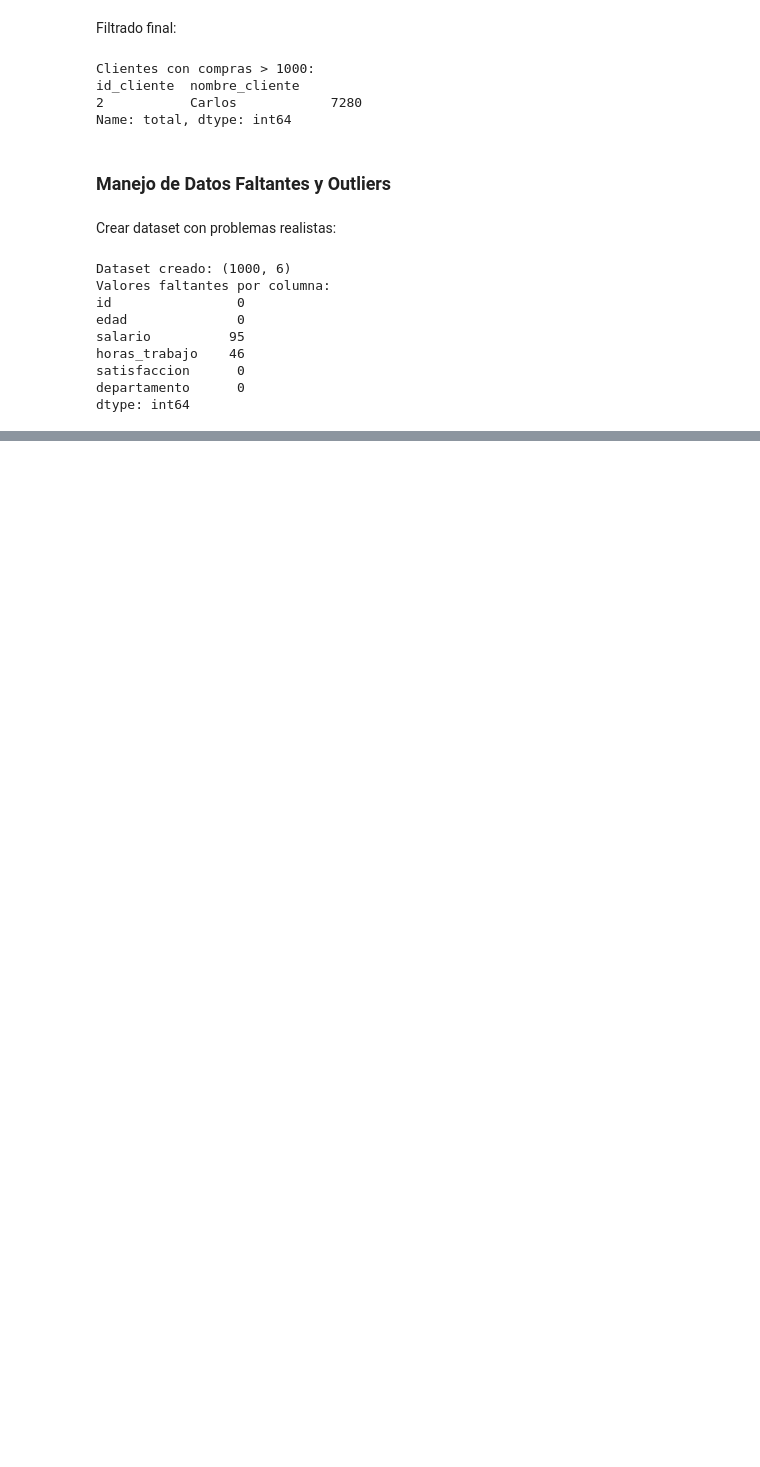
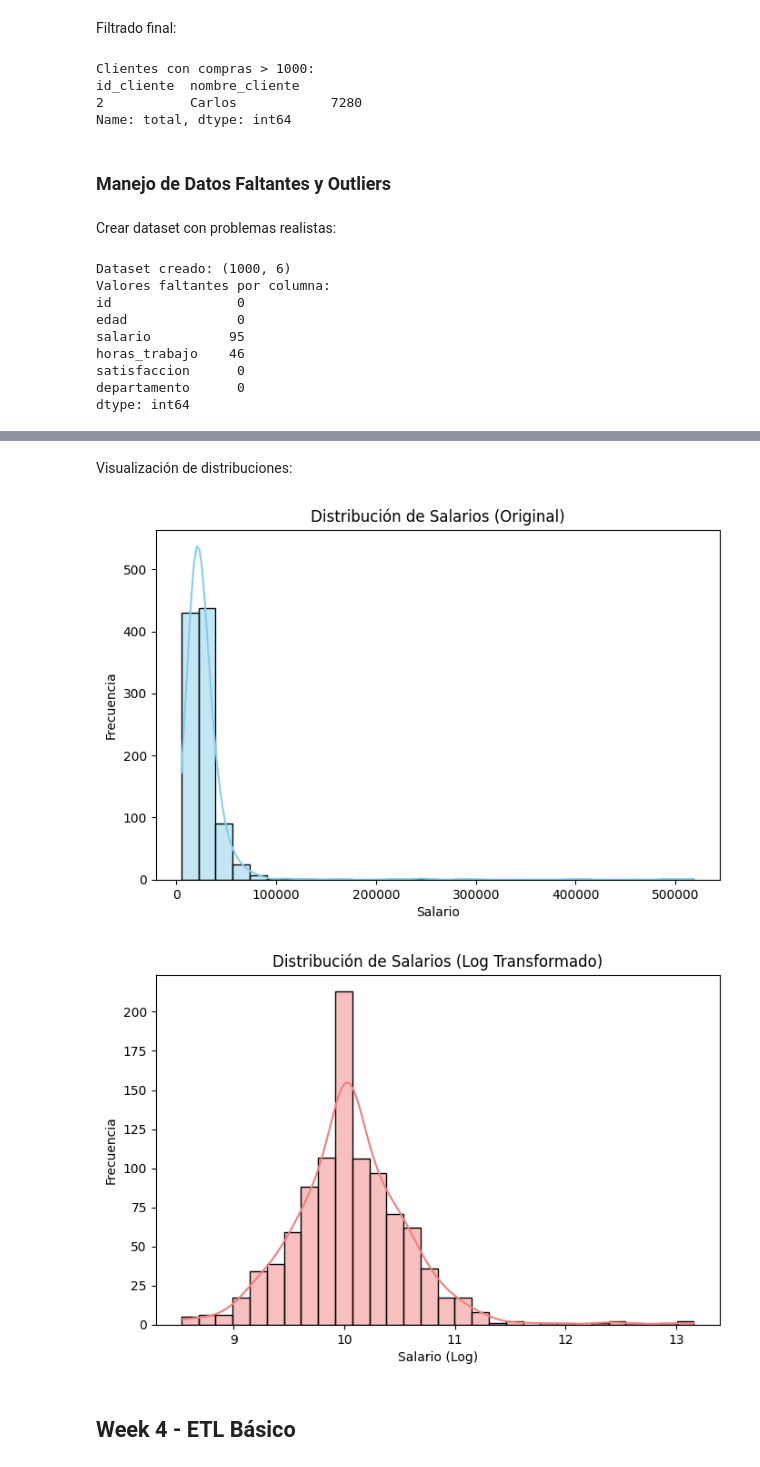
Before and after one commit to FeliProjects/talentops-activities, a Jupyter notebook: TalentOps_Month_1.ipynb, the cells around one changed output, grey strips where cells are left out. Saved outputs shown, nothing was run; the diff lists cells and outputs as text; code cells hidden in the pictures; blank space fills up the shorter version.

```diff
--- a/TalentOps_Month_1.ipynb
+++ b/TalentOps_Month_1.ipynb
@@ -234,0 +306,18 @@ dtype: int64
+# %%
+# Para horas_trabajo: cap at reasonable maximum
+max_horas_normales = 60
+datos.loc[datos['horas_trabajo'] > max_horas_normales, 'horas_trabajo'] = max_horas_normales
+
+# Para salario: transformar usando log (más robusto)
+datos['salario_log'] = np.log1p(datos['salario'])
+
+# Comparar estadísticas antes y después
+print(f"\nEstadísticas de salario original:")
+print(datos['salario'].describe().round(2))
+
+print(f"\nEstadísticas de salario transformado (log):")
+print(datos['salario_log'].describe().round(2))
+
+# Verificar reducción de outliers
+outliers_salario_log = detectar_outliers_iqr(datos, 'salario_log')
+print(f"\nOutliers en salario log-transformado: {outliers_salario_log.sum()}")
@@ -234,0 +342,25 @@ dtype: int64
+# %% [markdown]
+Visualización de distribuciones:
+# %%
+import matplotlib.pyplot as plt
+import seaborn as sns
+
+# Distribucion de Salarios original
+plt.figure(figsize=(8, 5))
+sns.histplot(datos['salario'], bins=30, kde=True, color='skyblue')
+plt.title('Distribución de Salarios (Original)')
+plt.xlabel('Salario')
+plt.ylabel('Frecuencia')
+
+# Distribución de Salario transformado (log)
+plt.figure(figsize=(8, 5))
+sns.histplot(datos['salario_log'], bins=30, kde=True, color='lightcoral')
+plt.title('Distribución de Salarios (Log Transformado)')
+plt.xlabel('Salario (Log)')
+plt.ylabel('Frecuencia')
+plt.show()
+# %% [output]
+[figure, added]
+[figure, added]
+# %% [markdown]
+## Week 4 - ETL Básico
```
Also changed, not shown: parts of 8 cells of this notebook.
